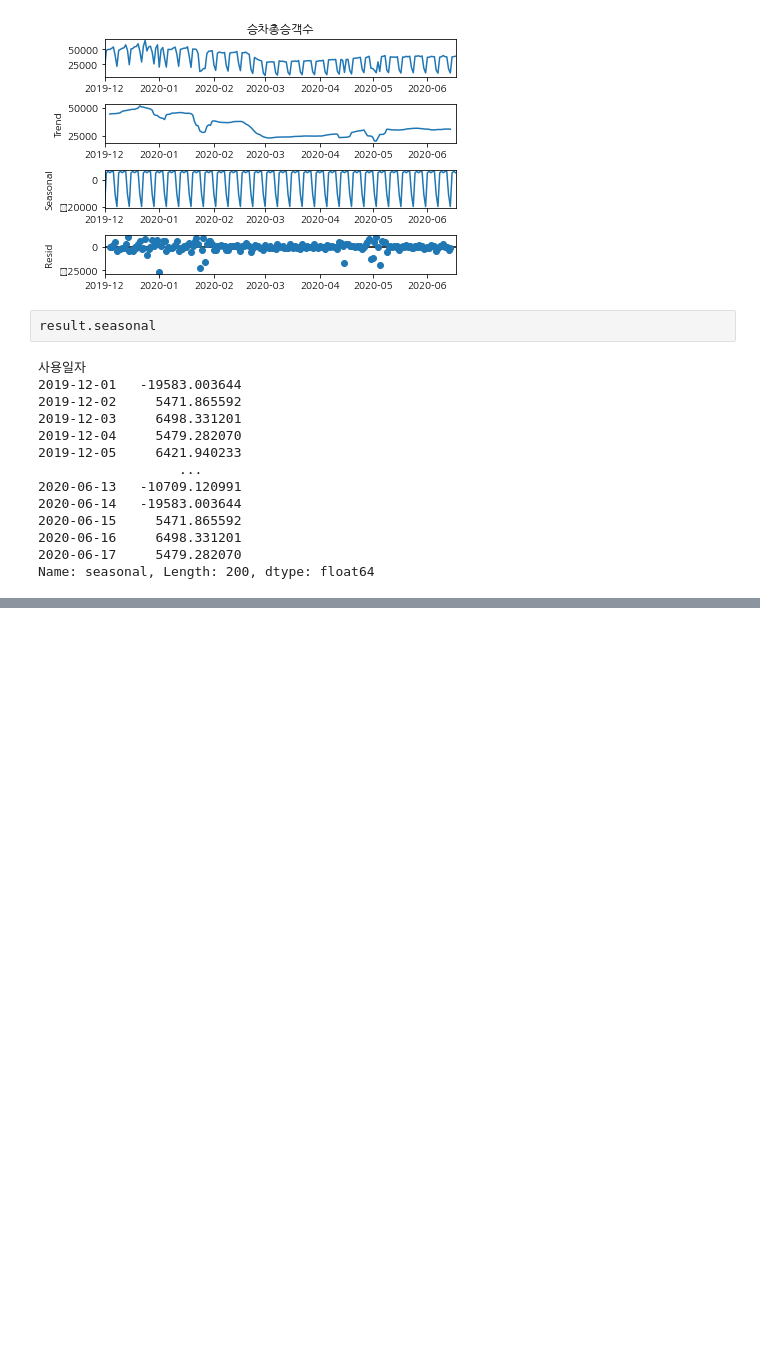
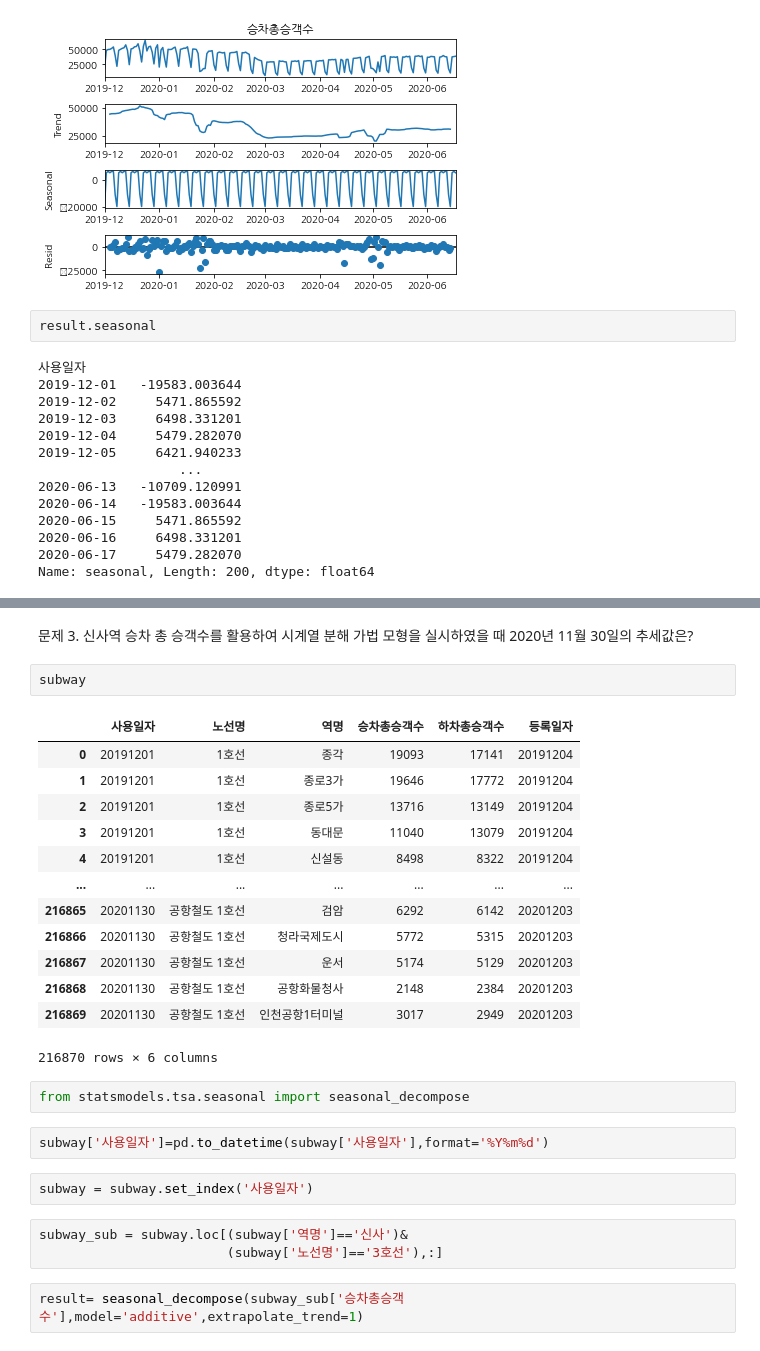
Before and after one commit to hankaul/ProDS, a Jupyter notebook: 시계열.ipynb, the cells around one changed output, grey strips where cells are left out. Drawn from its saved outputs; the diff is of its cells as text; blank space fills up the shorter version.

```diff
--- a/시계열.ipynb
+++ b/시계열.ipynb
@@ -180,0 +224,29 @@ result.
+# %% [markdown]
+문제 3. 신사역 승차 총 승객수를 활용하여 시계열 분해 가법 모형을 실시하였을 때 2020년 11월 30일의 추세값은?
+# %%
+subway
+# %% [output]
+|  | 사용일자 | 노선명 | 역명 | 승차총승객수 | 하차총승객수 | 등록일자 |
+| 0 | 20191201 | 1호선 | 종각 | 19093 | 17141 | 20191204 |
+| 1 | 20191201 | 1호선 | 종로3가 | 19646 | 17772 | 20191204 |
+| 2 | 20191201 | 1호선 | 종로5가 | 13716 | 13149 | 20191204 |
+| 3 | 20191201 | 1호선 | 동대문 | 11040 | 13079 | 20191204 |
+| 4 | 20191201 | 1호선 | 신설동 | 8498 | 8322 | 20191204 |
+| ... | ... | ... | ... | ... | ... | ... |
+| 216865 | 20201130 | 공항철도 1호선 | 검암 | 6292 | 6142 | 20201203 |
+| 216866 | 20201130 | 공항철도 1호선 | 청라국제도시 | 5772 | 5315 | 20201203 |
+| 216867 | 20201130 | 공항철도 1호선 | 운서 | 5174 | 5129 | 20201203 |
+| 216868 | 20201130 | 공항철도 1호선 | 공항화물청사 | 2148 | 2384 | 20201203 |
+| 216869 | 20201130 | 공항철도 1호선 | 인천공항1터미널 | 3017 | 2949 | 20201203 |
+216870 rows × 6 columns
+# %%
+from statsmodels.tsa.seasonal import seasonal_decompose
+# %%
+subway['사용일자']=pd.to_datetime(subway['사용일자'],format='%Y%m%d')
+# %%
+subway = subway.set_index('사용일자')
+# %%
+subway_sub = subway.loc[(subway['역명']=='신사')&
+                        (subway['노선명']=='3호선'),:]
+# %%
+result= seasonal_decompose(subway_sub['승차총승객수'],model='additive',extrapolate_trend=1)
```
Also changed, not shown: parts of 11 cells of this notebook.
